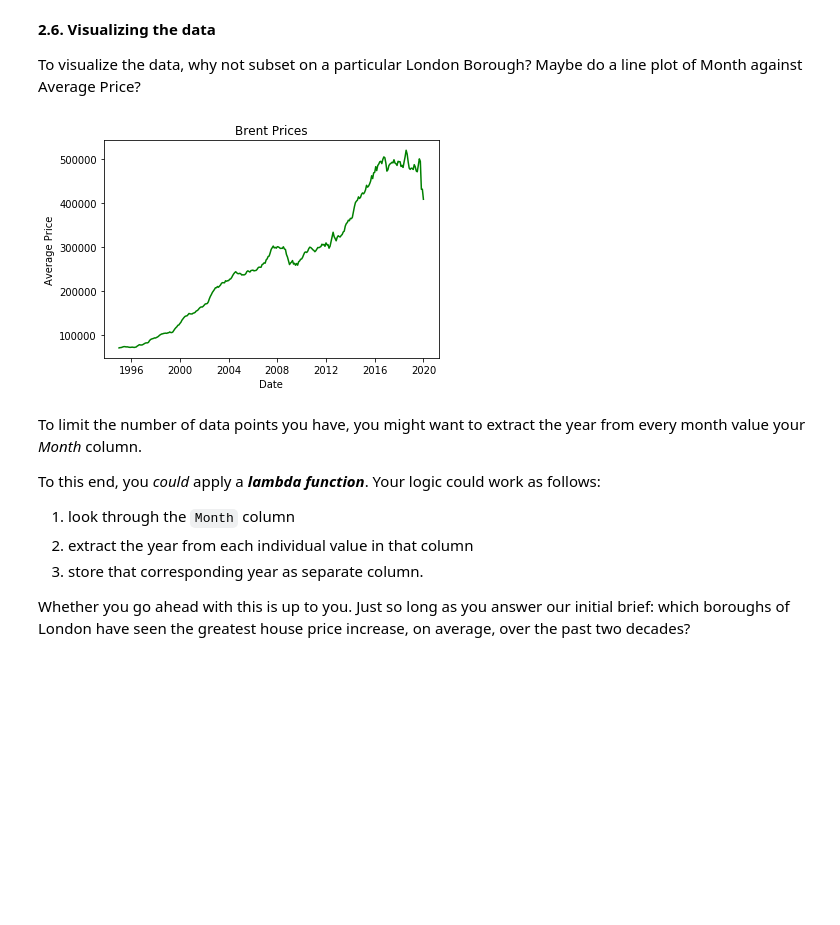
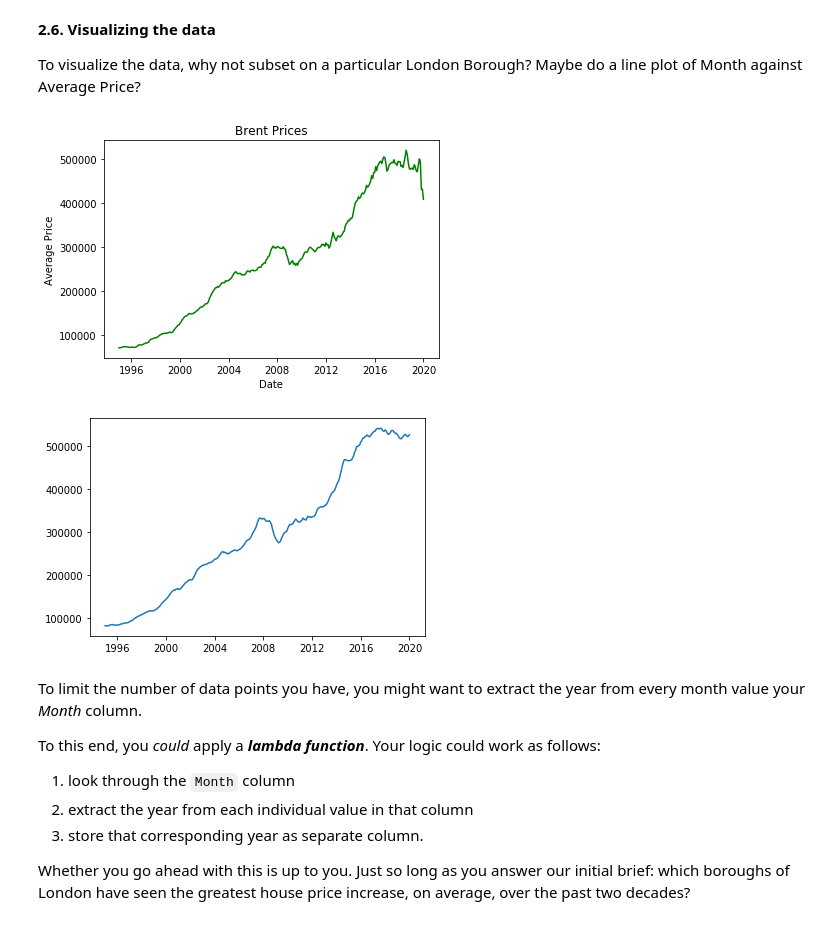
Before and after one commit to ShrutikaSankar/Springboard, a Jupyter notebook: Shrutika Sankar Unit 4 Challenge - Tier 3-clean.ipynb, the cells around one changed output. Saved outputs shown, nothing was run; the diff lists cells and outputs as text; code cells hidden in the pictures; blank space fills up the shorter version.

```diff
--- a/Shrutika Sankar Unit 4 Challenge - Tier 3-clean.ipynb
+++ b/Shrutika Sankar Unit 4 Challenge - Tier 3-clean.ipynb
@@ -289,13 +289,17 @@ To visualize the data, why not subset on a particular London Borough? Maybe do a
 # %%
 brent_prices = pc[pc['Boroughs'] == 'Brent']
 brent_prices.columns
 plt.plot( 'Date_H', 'avg_prices', data=brent_prices, color='green')
 plt.title('Brent Prices')
 plt.xlabel("Date")
 plt.ylabel("Average Price")
 plt.show()
+pc_avg_bor = pc.groupby('Date_H')['avg_prices'].mean()
+plt.plot(pc_avg_bor, label = 'avg change')
+plt.show()
 # %% [output]
 [figure]
+[figure, added]
 # %% [markdown]
 To limit the number of data points you have, you might want to extract the year from every month value your *Month* column.
 
```
Also changed, not shown: parts of 14 cells of this notebook.
